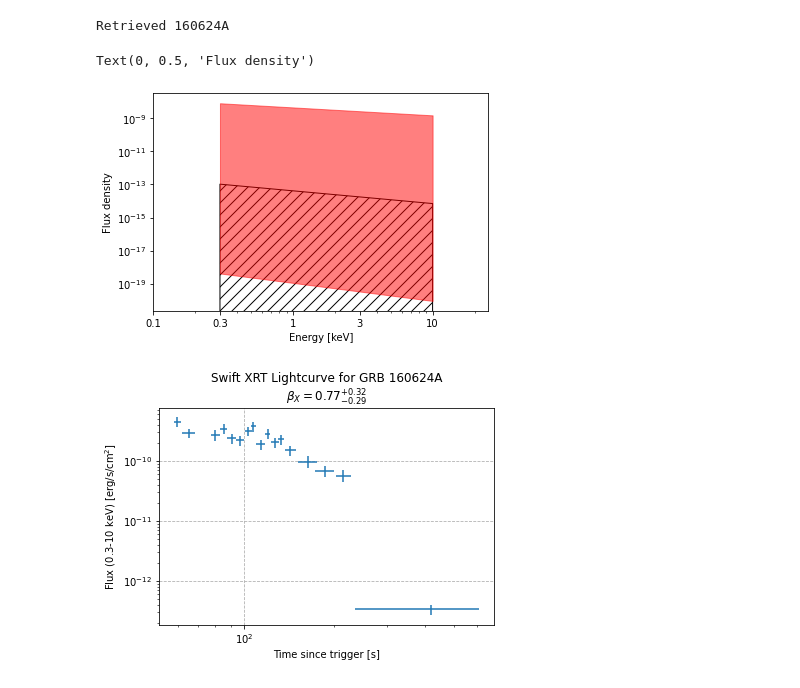
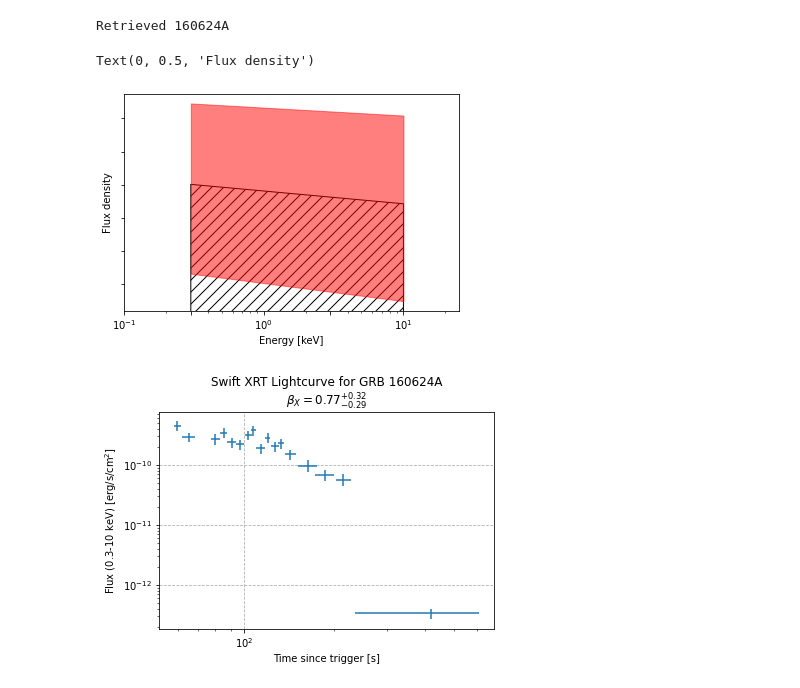
Before and after one commit to cgobat/dark-GRBs, a Jupyter notebook: analysis.ipynb, the cells around one changed output. Saved outputs shown, nothing was run; the diff lists cells and outputs as text; code cells hidden in the pictures.

```diff
--- a/exploratory.ipynb
+++ b/analysis.ipynb
@@ -144,62 +139,32 @@ new_sGRBs
 # %% [markdown]
 ## Retrieve Swift XRT light curve and spectrum
-# %%
-def XRT_lightcurve(burst_id):
-    trigger = swift.loc[swift["GRB"] == burst_id, "TriggerNumber"]
-    lightcurveURL = f"https://www.swift.ac.uk/xrt_curves/{int(trigger):0>8}/"
-
-    fireFoxOptions = webdriver.FirefoxOptions()
-    fireFoxOptions.headless = True
-    with webdriver.Firefox(options=fireFoxOptions) as browser:
-        browser.get(lightcurveURL)
-        browser.find_element_by_id('flux_makeDownload').click() # find the link to the data file and virtually click it
-        WebDriverWait(browser, 30).until(lambda page: ".qdp" in page.current_url) # wait for the click to go through/data file to load
-        lightcurveURL = browser.current_url # update the URL with the new page location (the actual data file)
-
-    fluxdata = pd.read_table(lightcurveURL, header=1).apply(pd.to_numeric, errors="coerce").dropna().reset_index().apply(pd.to_numeric)
-    fluxdata.columns = ["Time","Tpos","Tneg","Flux","Fluxpos","Fluxneg"]
-    fluxdata["GRB"] = [burst_id]*len(fluxdata)
-    print("Retrieved",burst_id)
-    return fluxdata
-
-
-def get_BetaX(burst_id):
-    trigger = swift.loc[swift["GRB"] == burst_id, "TriggerNumber"]
-    spectrumURL = f"https://www.swift.ac.uk/xrt_spectra/{int(trigger):0>8}/"
-
-    spectra_tables = pd.read_html(spectrumURL)
-    PC_table = spectra_tables[len(spectra_tables)-2]
-    photon_index = PC_table.loc[PC_table[0]=="Photon index",1].values
-    (Gamma, Gammapos, Gammaneg) = (float(num) for num in "".join([char for char in str(photon_index[0]) if char not in "[]()+-,"]).split())
-
-    return Gamma, Gammapos, Gammaneg
 # %%
 burst = "160624A"
-fluxdata = XRT_lightcurve(burst)
-Gamma, Gammapos, Gammaneg = get_BetaX(burst)
+fluxdata = XRT_lightcurve(burst,swift)
+Gamma, Gammapos, Gammaneg = get_BetaX(burst,swift)
 # %% [output]
 Retrieved 160624A
 # %%
 E_range = np.linspace(0.3,10,100)
 spectrum = (E_range / 4.135667696e-18)**-(Gamma-1)
 spec1 = (E_range / 4.135667696e-18)**-(Gamma+Gammapos-1)
 spec2 = (E_range / 4.135667696e-18)**-(Gamma-Gammaneg-1)
 
 plt.fill_between(E_range,[0]*len(E_range),spectrum,fc="none",ec="k",hatch="//")
 plt.fill_between(E_range,spec1,spec2,alpha=0.5,color="r")
 plt.xlim(1e-1,25)
 #plt.ylim(1e-16,1e-4)
 plt.yscale("log")
 plt.xscale("log")
 plt.gca().set_xticks([0.1,0.3,1,3,10])
-plt.gca().set_xticklabels([0.1,0.3,1,3,10])
+#plt.gca().set_xticklabels([0.1,0.3,1,3,10])
 #plt.gca().set_yticks([])
-#plt.gca().set_yticklabels([])
+plt.gca().set_yticklabels([])
 plt.xlabel("Energy [keV]")
 plt.ylabel("Flux density")
 # %% [output]
 Text(0, 0.5, 'Flux density')
-[figure, old version]
+[figure, new version]
 # %%
 plt.errorbar(fluxdata.Time,fluxdata.Flux,xerr=np.array(fluxdata.Tneg,fluxdata.Tpos).T,yerr=np.array(fluxdata.Fluxneg,fluxdata.Fluxpos).T,linestyle="",capthick=0)
 plt.xscale("log")
```
Also changed, not shown: parts of 11 cells of this notebook, 51 other files.
